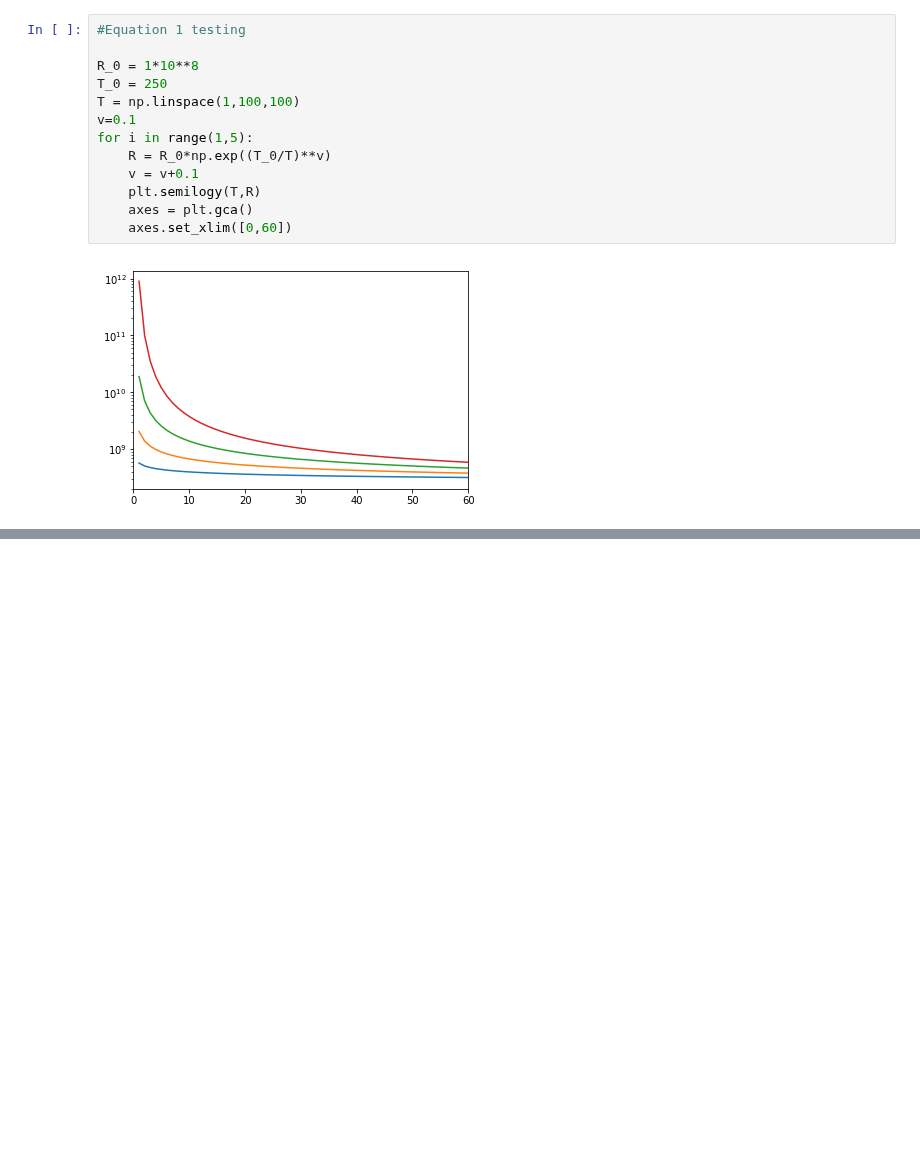
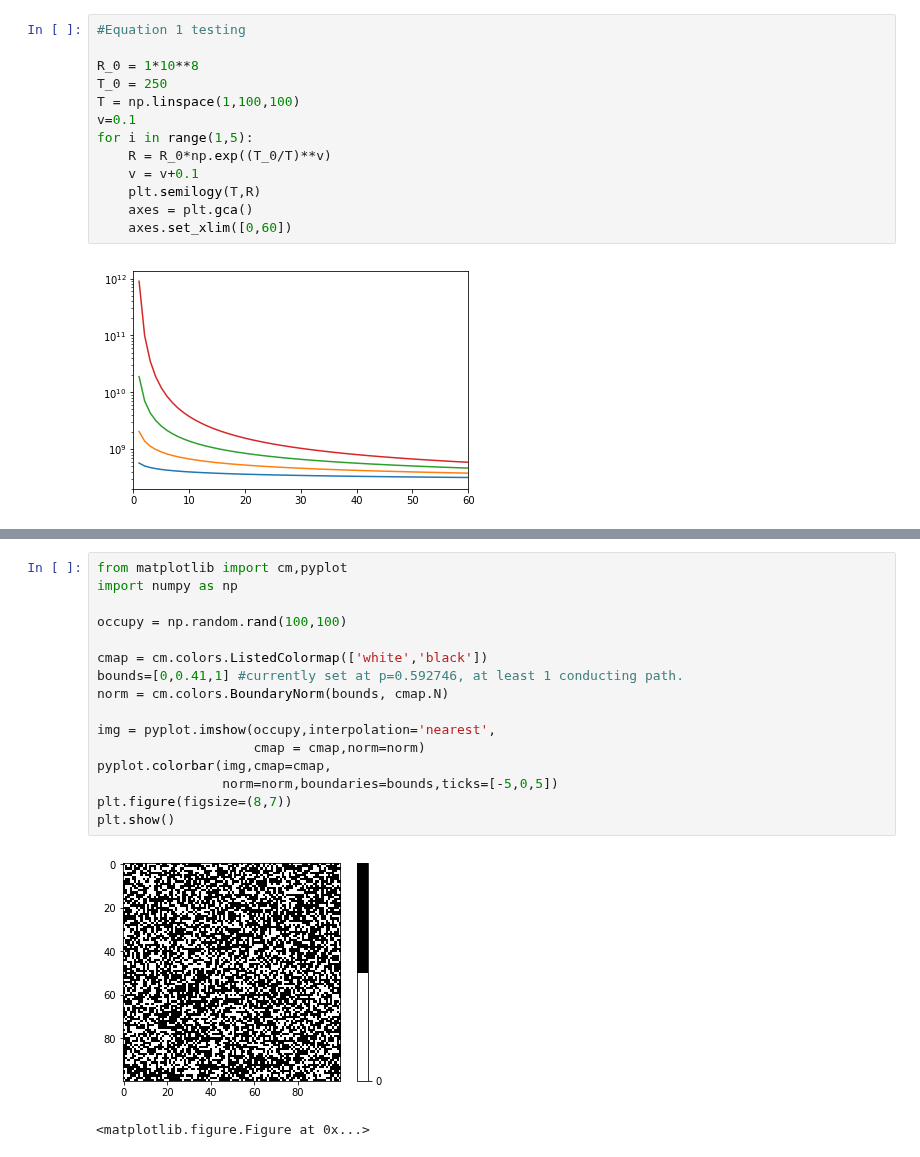
Before and after one commit to prabowobagas/Jupyter-Notebook-Thesis, a Jupyter notebook: Weekly Journal.ipynb, the cells around one changed output, grey strips where cells are left out. Drawn from its saved outputs; the diff is of its cells as text; blank space fills up the shorter version.

```diff
--- a/Weekly Journal.ipynb
+++ b/Weekly Journal.ipynb
@@ -165,0 +200,19 @@ Text(0.5,1,'$I_{ds}$ vs $V_{ds}$')
+# %%
+from matplotlib import cm,pyplot
+import numpy as np
+
+occupy = np.random.rand(100,100)
+
+cmap = cm.colors.ListedColormap(['white','black'])
+bounds=[0,0.41,1] #currently set at p=0.592746, at least 1 conducting path.
+norm = cm.colors.BoundaryNorm(bounds, cmap.N)
+
+img = pyplot.imshow(occupy,interpolation='nearest',
+                    cmap = cmap,norm=norm)
+pyplot.colorbar(img,cmap=cmap,
+                norm=norm,boundaries=bounds,ticks=[-5,0,5])
+plt.figure(figsize=(8,7))
+plt.show()
+# %% [output]
+[figure, added]
+<matplotlib.figure.Figure at 0x...>
```
Also changed, not shown: parts of 5 cells of this notebook.
